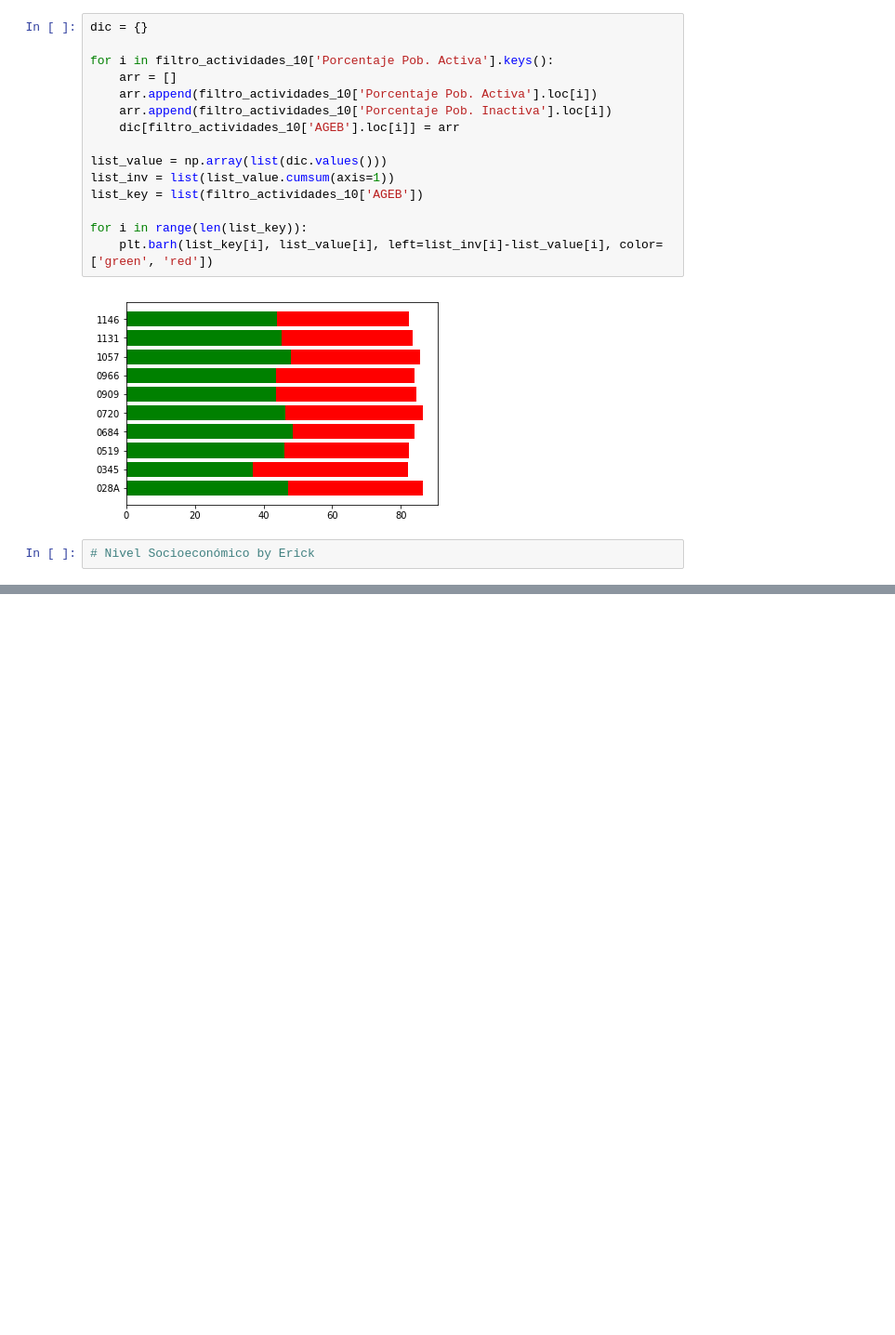
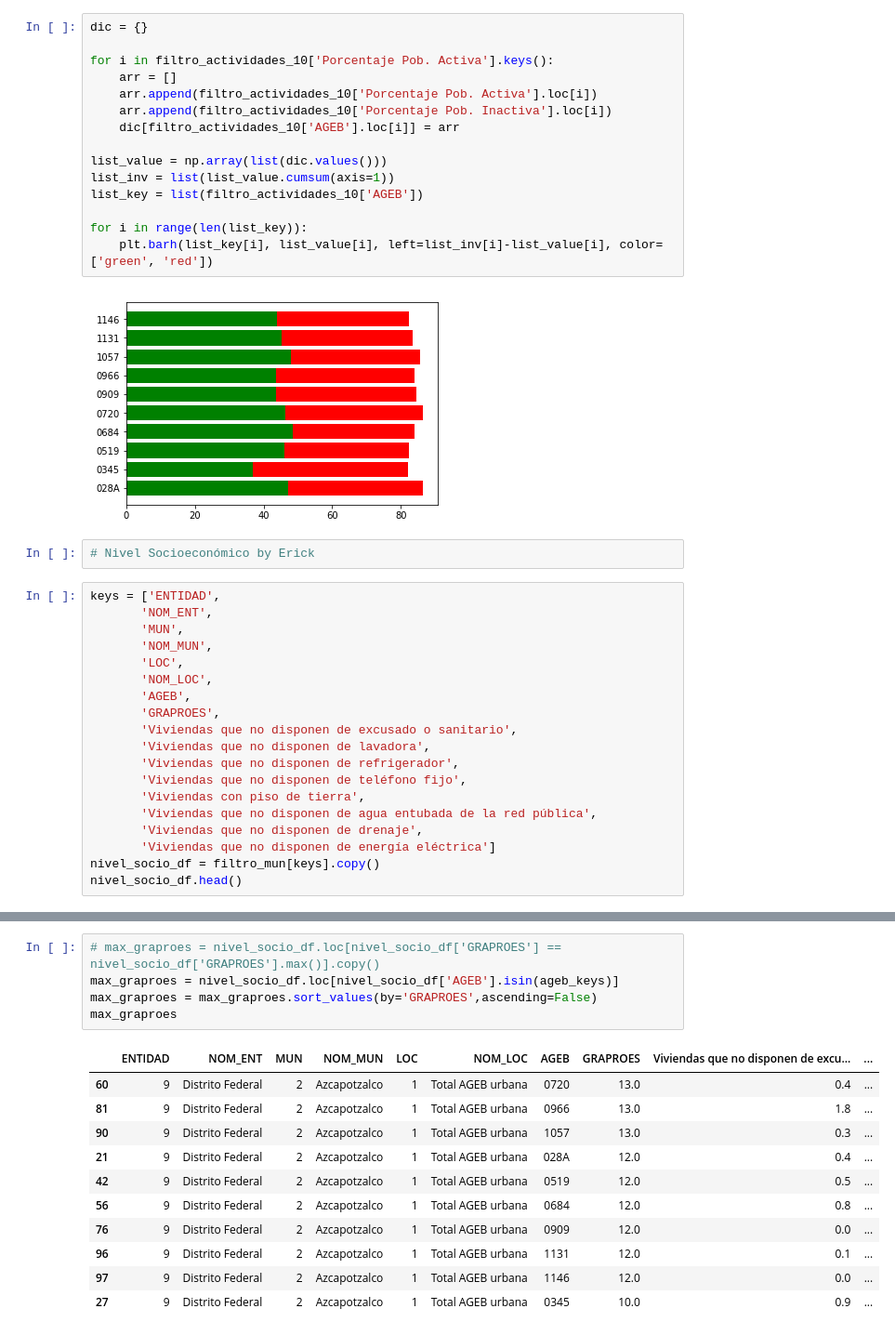
Before and after one commit to Iarmas/Project-1, a Jupyter notebook: Development/Shifu.ipynb, the cells around one changed output, grey strips where cells are left out. Shown at 93% size. Cells and saved outputs as stored; diff of their text form; blank space fills up the shorter version.

```diff
--- a/Development/Shifu.ipynb
+++ b/Development/Shifu.ipynb
@@ -479,3 +479,22 @@ for i in range(len(list_key)):
 [figure]
 # %%
 # Nivel Socioeconómico by Erick
+# %%
+keys = ['ENTIDAD',
+       'NOM_ENT',
+       'MUN',
+       'NOM_MUN',
+       'LOC',
+       'NOM_LOC',
+       'AGEB',
+       'GRAPROES',
+       'Viviendas que no disponen de excusado o sanitario',
+       'Viviendas que no disponen de lavadora',
+       'Viviendas que no disponen de refrigerador',
+       'Viviendas que no disponen de teléfono fijo',
+       'Viviendas con piso de tierra',
+       'Viviendas que no disponen de agua entubada de la red pública',
+       'Viviendas que no disponen de drenaje',
+       'Viviendas que no disponen de energía eléctrica']
+nivel_socio_df = filtro_mun[keys].copy()
+nivel_socio_df.head()
@@ -481,0 +508,17 @@ for i in range(len(list_key)):
+# %%
+# max_graproes = nivel_socio_df.loc[nivel_socio_df['GRAPROES'] == nivel_socio_df['GRAPROES'].max()].copy()
+max_graproes = nivel_socio_df.loc[nivel_socio_df['AGEB'].isin(ageb_keys)]
+max_graproes = max_graproes.sort_values(by='GRAPROES',ascending=False)
+max_graproes
+# %% [output]
+|  | ENTIDAD | NOM_ENT | MUN | NOM_MUN | LOC | NOM_LOC | AGEB | GRAPROES | Viviendas que no disponen de excu... | ... |
+| 60 | 9 | Distrito Federal | 2 | Azcapotzalco | 1 | Total AGEB urbana | 0720 | 13.0 | 0.4 | ... |
+| 81 | 9 | Distrito Federal | 2 | Azcapotzalco | 1 | Total AGEB urbana | 0966 | 13.0 | 1.8 | ... |
+| 90 | 9 | Distrito Federal | 2 | Azcapotzalco | 1 | Total AGEB urbana | 1057 | 13.0 | 0.3 | ... |
+| 21 | 9 | Distrito Federal | 2 | Azcapotzalco | 1 | Total AGEB urbana | 028A | 12.0 | 0.4 | ... |
+| 42 | 9 | Distrito Federal | 2 | Azcapotzalco | 1 | Total AGEB urbana | 0519 | 12.0 | 0.5 | ... |
+| 56 | 9 | Distrito Federal | 2 | Azcapotzalco | 1 | Total AGEB urbana | 0684 | 12.0 | 0.8 | ... |
+| 76 | 9 | Distrito Federal | 2 | Azcapotzalco | 1 | Total AGEB urbana | 0909 | 12.0 | 0.0 | ... |
+| 96 | 9 | Distrito Federal | 2 | Azcapotzalco | 1 | Total AGEB urbana | 1131 | 12.0 | 0.1 | ... |
+| 97 | 9 | Distrito Federal | 2 | Azcapotzalco | 1 | Total AGEB urbana | 1146 | 12.0 | 0.0 | ... |
+| 27 | 9 | Distrito Federal | 2 | Azcapotzalco | 1 | Total AGEB urbana | 0345 | 10.0 | 0.9 | ... |
```
Also changed, not shown: parts of 5 cells of this notebook.
